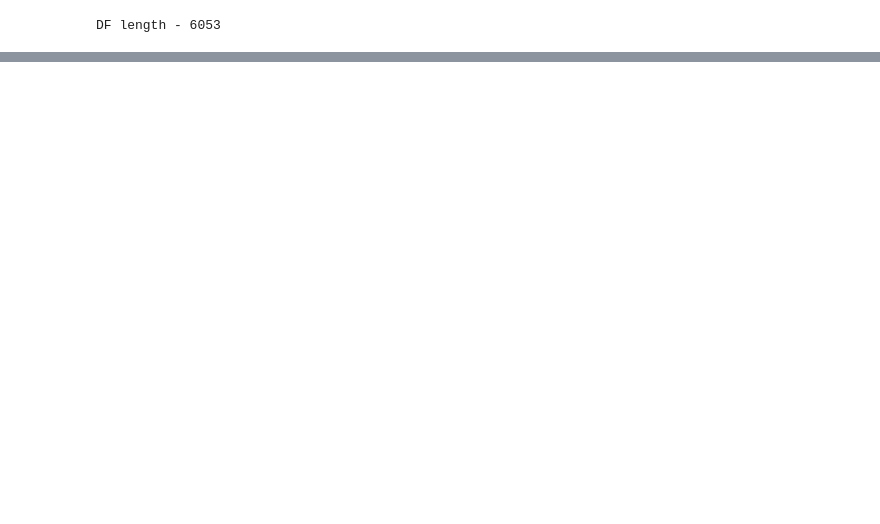
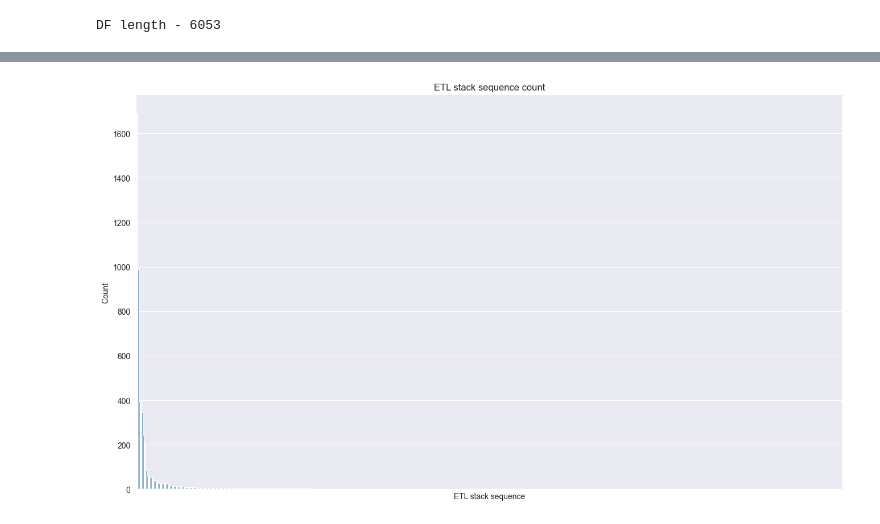
Before and after one commit to armh12/perovskite-data-analysis, a Jupyter notebook: notebooks/stability_prediction.ipynb, the cells around one changed output, grey strips where cells are left out. Saved outputs shown, nothing was run; the diff lists cells and outputs as text; code cells hidden in the pictures; blank space fills up the shorter version.

```diff
--- a/notebooks/stability_prediction.ipynb
+++ b/notebooks/stability_prediction.ipynb
@@ -257,0 +379,3 @@ from perovskite_prediction_api.features.structure_features import compute_effect
+# %%
+# remove back contacted
+df = df[~(df["Cell_architecture"] == "Back contacted")]
@@ -257,0 +404,3 @@ from perovskite_prediction_api.features.structure_features import compute_effect
+# %%
+# remove this feature at all
+df = df.drop(columns=["Perovskite_composition_leadfree"])
@@ -257,0 +418,19 @@ from perovskite_prediction_api.features.structure_features import compute_effect
+# %%
+# model will be trained for only cubic perovskites
+df = df[df["space_group"] != SpaceGroup.CUBIC.value]
+df = df.drop(columns=["space_group"])
+# %%
+# drop dimension related columns
+df = df.drop(columns=["Perovskite_dimension_2D3D_mixture", "Perovskite_dimension_2D", "Perovskite_dimension_3D", "Perovskite_dimension_3D_with_2D_capping_layer"])
+# %%
+# check mapping result of ETL - clear in need
+plt.figure(figsize=(16, 9))
+etl_stack_sequence_counts = df["ETL_stack_sequence"].value_counts()
+sns.barplot(x=etl_stack_sequence_counts.index, y=etl_stack_sequence_counts.values)
+plt.title("ETL stack sequence count")
+plt.xlabel("ETL stack sequence")
+plt.xticks(ticks=[])
+plt.ylabel("Count")
+plt.show()
+# %% [output]
+[figure, added]
```
Also changed, not shown: parts of 31 cells of this notebook, 6 other files.
